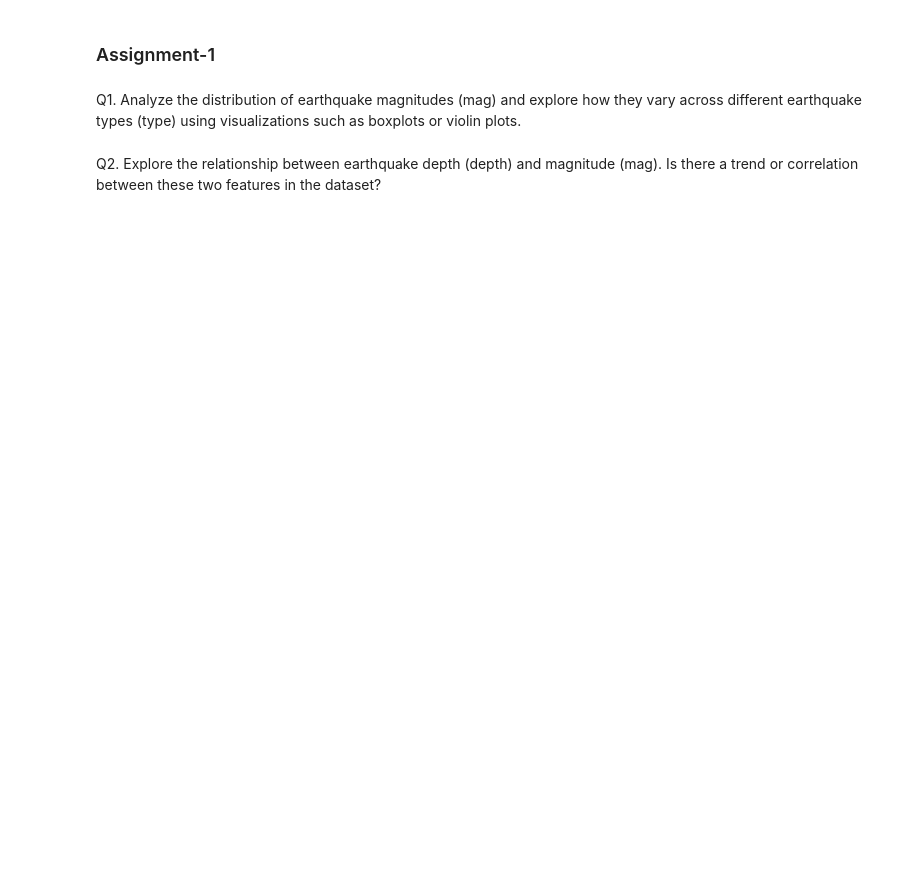
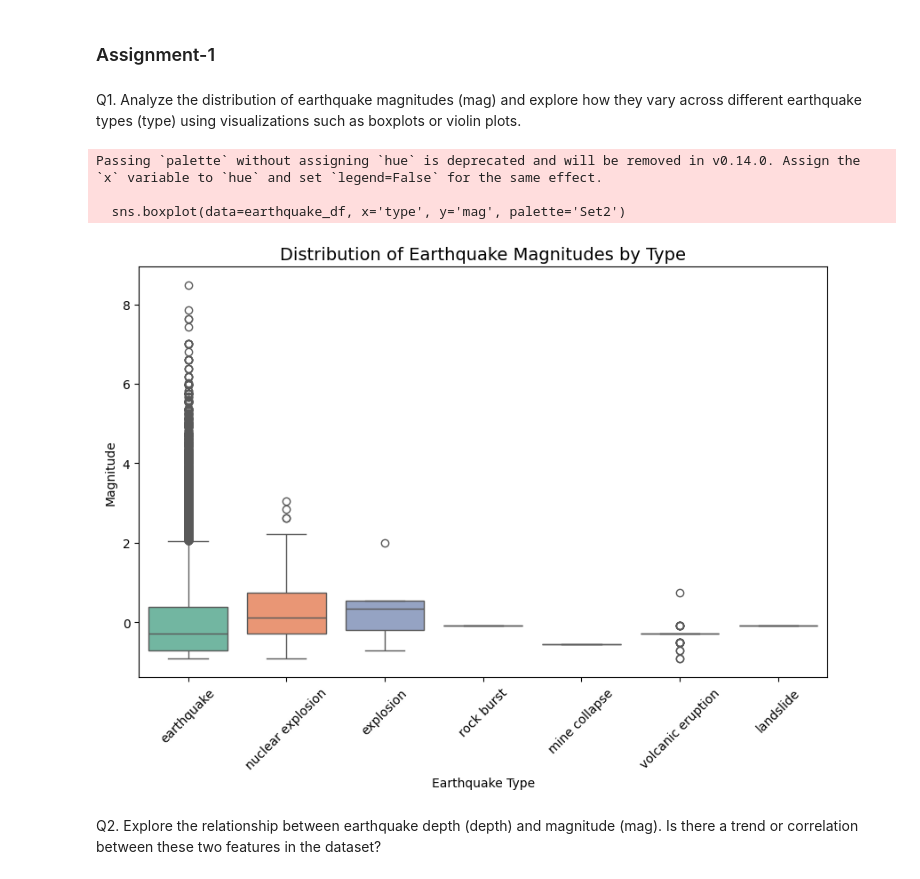
Before and after one commit to ImpactsenseAI-Intern-Project-OCT25/impactsenseAI-Infosys-Intern-project, a Jupyter notebook: milestone_1/week_2/Day_9/Assignment_1.ipynb, the cells around one changed output. Cells and saved outputs as stored; diff of their text form; code cells hidden in the pictures; blank space fills up the shorter version.

```diff
--- a/milestone_1/week_2/Day_9/Assignment_1.ipynb
+++ b/milestone_1/week_2/Day_9/Assignment_1.ipynb
@@ -2,7 +2,25 @@
 ### Assignment-1
 # %%
 ## Load the Preprocessed Dataset Here
+import pandas as pd
+import matplotlib.pyplot as plt
+import seaborn as sns
+file_path = r"C:\Users\abhic\OneDrive\Documents\preprocessed_earthquake_data.csv"
+earthquake_df = pd.read_csv(file_path)
 # %% [markdown]
 Q1. Analyze the distribution of earthquake magnitudes (mag) and explore how they vary across different earthquake types (type) using visualizations such as boxplots or violin plots.
+# %%
+plt.figure(figsize=(10, 6))
+sns.boxplot(data=earthquake_df, x='type', y='mag', palette='Set2')
+plt.title('Distribution of Earthquake Magnitudes by Type', fontsize=14)
+plt.xlabel('Earthquake Type')
+plt.ylabel('Magnitude')
+plt.xticks(rotation=45)
+plt.show()
+# %% [output]
+Passing `palette` without assigning `hue` is deprecated and will be removed in v0.14.0. Assign the `x` variable to `hue` and set `legend=False` for the same effect.
+
+  sns.boxplot(data=earthquake_df, x='type', y='mag', palette='Set2')
+[figure, added]
 # %% [markdown]
 Q2. Explore the relationship between earthquake depth (depth) and magnitude (mag). Is there a trend or correlation between these two features in the dataset?
```
Also changed, not shown: parts of 3 cells of this notebook.
